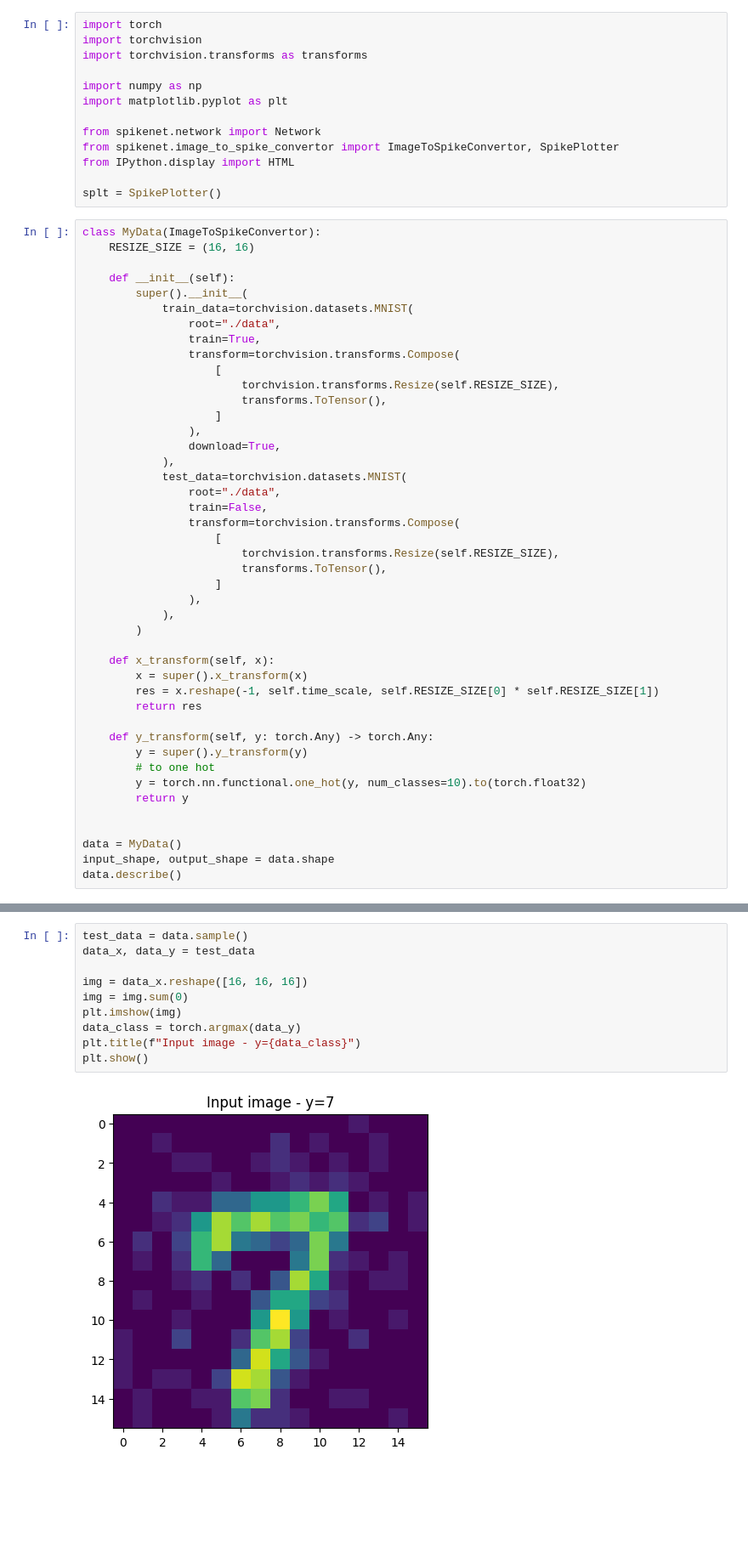
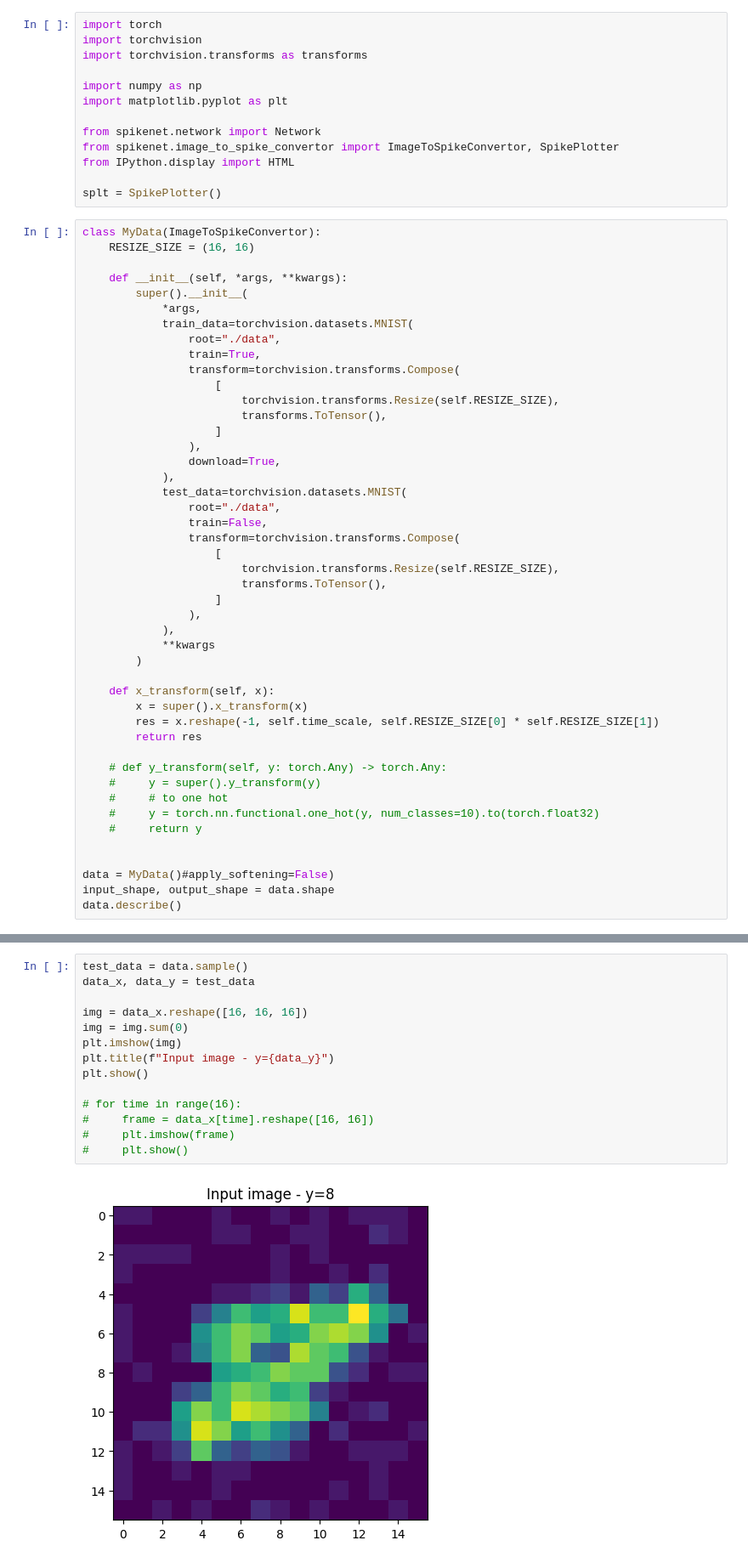
Before and after one commit to ArefMq/action-recognition-via-snn, a Jupyter notebook: SimpleSpikingNetwork.ipynb, the cells around one changed output, grey strips where cells are left out. Shown at 85% size. Cells and saved outputs as stored; diff of their text form; blank space fills up the shorter version.

```diff
--- a/SimpleSpikingNetwork.ipynb
+++ b/SimpleSpikingNetwork.ipynb
@@ -15,8 +15,9 @@ splt = SpikePlotter()
 class MyData(ImageToSpikeConvertor):
     RESIZE_SIZE = (16, 16)
 
-    def __init__(self):
+    def __init__(self, *args, **kwargs):
         super().__init__(
+            *args,
             train_data=torchvision.datasets.MNIST(
                 root="./data",
                 train=True,
@@ -38,6 +39,7 @@ class MyData(ImageToSpikeConvertor):
                     ]
                 ),
             ),
+            **kwargs
         )
 
     def x_transform(self, x):
@@ -45,14 +47,14 @@ class MyData(ImageToSpikeConvertor):
         res = x.reshape(-1, self.time_scale, self.RESIZE_SIZE[0] * self.RESIZE_SIZE[1])
         return res
 
-    def y_transform(self, y: torch.Any) -> torch.Any:
-        y = super().y_transform(y)
-        # to one hot
-        y = torch.nn.functional.one_hot(y, num_classes=10).to(torch.float32)
-        return y
+    # def y_transform(self, y: torch.Any) -> torch.Any:
+    #     y = super().y_transform(y)
+    #     # to one hot
+    #     y = torch.nn.functional.one_hot(y, num_classes=10).to(torch.float32)
+    #     return y
 
 
-data = MyData()
+data = MyData()#apply_softening=False)
 input_shape, output_shape = data.shape
 data.describe()
 # %% [output]
@@ -82,12 +65,16 @@ net = (
 # %%
 test_data = data.sample()
 data_x, data_y = test_data
 
 img = data_x.reshape([16, 16, 16])
 img = img.sum(0)
 plt.imshow(img)
-data_class = torch.argmax(data_y)
-plt.title(f"Input image - y={data_class}")
+plt.title(f"Input image - y={data_y}")
 plt.show()
+
+# for time in range(16):
+#     frame = data_x[time].reshape([16, 16])
+#     plt.imshow(frame)
+#     plt.show()
 # %% [output]
-[figure, old version]
+[figure, new version]
```
Also changed, not shown: parts of 15 cells of this notebook, 14 other files.
